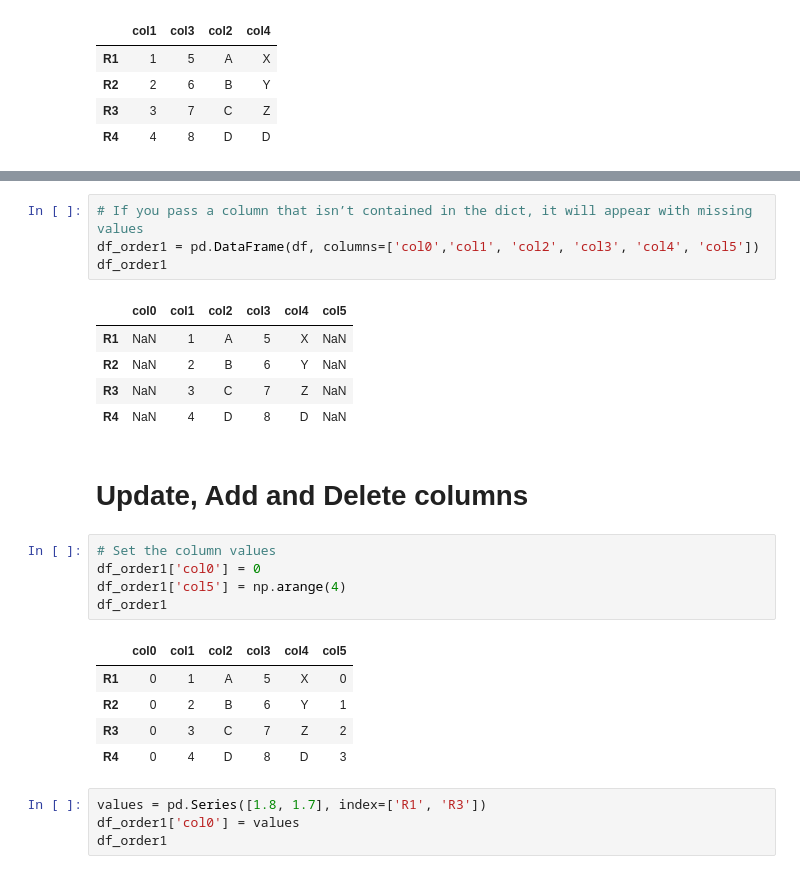
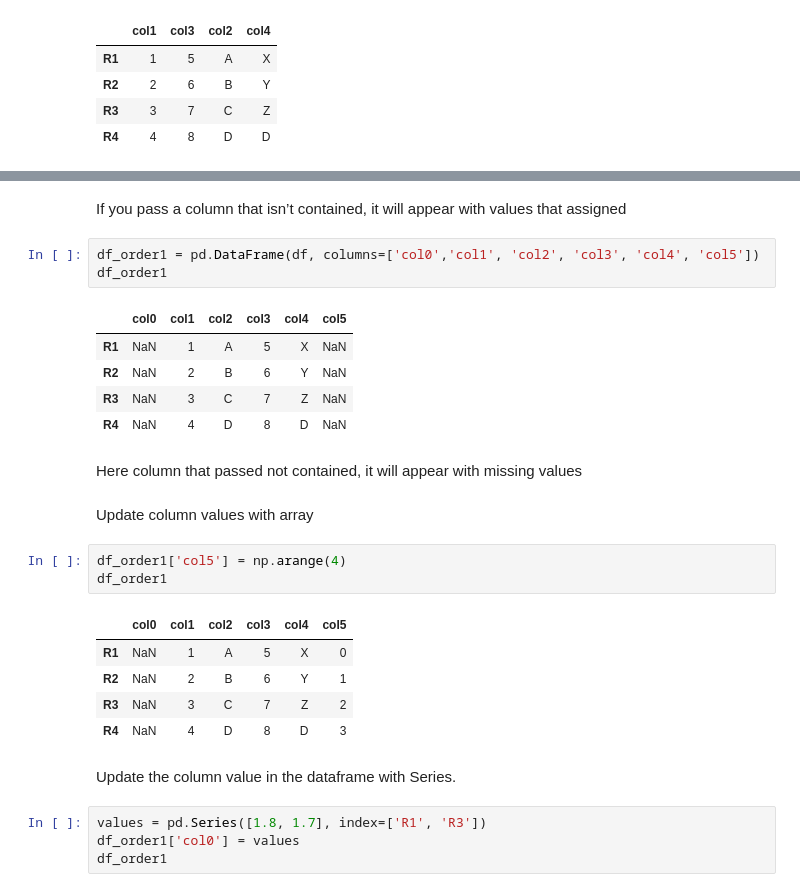
Before and after one commit to sateeshfrnd/DataAnalysisWithPython, a Jupyter notebook: Pandas/Pandas - Transformations.ipynb, the cells around one changed output, grey strips where cells are left out. Saved outputs shown, nothing was run; the diff lists cells and outputs as text.

```diff
--- a/Pandas/Pandas - Transformations.ipynb
+++ b/Pandas/Pandas - Transformations.ipynb
@@ -62,5 +74,6 @@ df_order
+# %% [markdown]
+If you pass a column that isn’t contained, it will appear with values that assigned
 # %%
-# If you pass a column that isn’t contained in the dict, it will appear with missing values
 df_order1 = pd.DataFrame(df, columns=['col0','col1', 'col2', 'col3', 'col4', 'col5'])
 df_order1
 # %% [output]
@@ -69,19 +82,21 @@ df_order1
 | R2 | NaN | 2 | B | 6 | Y | NaN |
 | R3 | NaN | 3 | C | 7 | Z | NaN |
 | R4 | NaN | 4 | D | 8 | D | NaN |
-# %% [markdown]
-# Update, Add and Delete columns
+# %% [markdown]
+Here column that passed not contained, it will appear with missing values
+# %% [markdown]
+Update column values with array
 # %%
-# Set the column values
-df_order1['col0'] = 0
 df_order1['col5'] = np.arange(4)
 df_order1
 # %% [output]
 |  | col0 | col1 | col2 | col3 | col4 | col5 |
-| R1 | 0 | 1 | A | 5 | X | 0 |
-| R2 | 0 | 2 | B | 6 | Y | 1 |
-| R3 | 0 | 3 | C | 7 | Z | 2 |
-| R4 | 0 | 4 | D | 8 | D | 3 |
+| R1 | NaN | 1 | A | 5 | X | 0 |
+| R2 | NaN | 2 | B | 6 | Y | 1 |
+| R3 | NaN | 3 | C | 7 | Z | 2 |
+| R4 | NaN | 4 | D | 8 | D | 3 |
+# %% [markdown]
+Update the column value in the dataframe with Series.
 # %%
 values = pd.Series([1.8, 1.7], index=['R1', 'R3'])
 df_order1['col0'] = values
```
Also changed, not shown: parts of 33 cells of this notebook, 1 other file.
